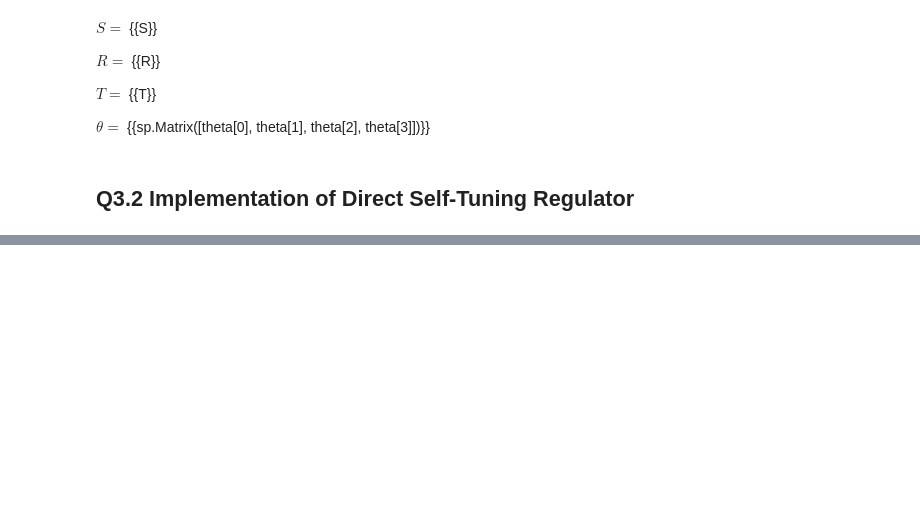
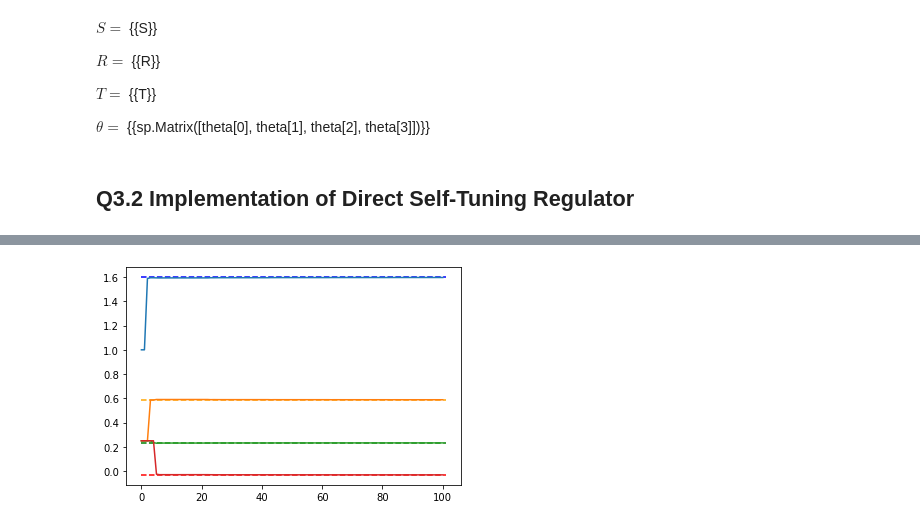
Before and after one commit to derekboase/Adaptive_Control_Code, a Jupyter notebook: Assignments/Assignment_2/Boase_Derek_hw2.ipynb, the cells around one changed output, grey strips where cells are left out. Drawn from its saved outputs; the diff is of its cells as text; code cells hidden in the pictures; blank space fills up the shorter version.

```diff
--- a/Assignments/Assignment_2/Boase_Derek_hw2.ipynb
+++ b/Assignments/Assignment_2/Boase_Derek_hw2.ipynb
@@ -535,0 +539,9 @@ plt.step(np.linspace(0, 100, 101), u, 'g')
+# %%
+a, b = theta_lst.shape
+colours = ['blue', 'orange', 'green', 'red']
+for idx, th in enumerate(theta_lst):
+    plt.plot(th)
+    plt.hlines(theta[idx], 0, b, colours[idx], '--')
+plt.show()
+# %% [output]
+[figure, added]
```
Also changed, not shown: parts of 3 cells of this notebook.
